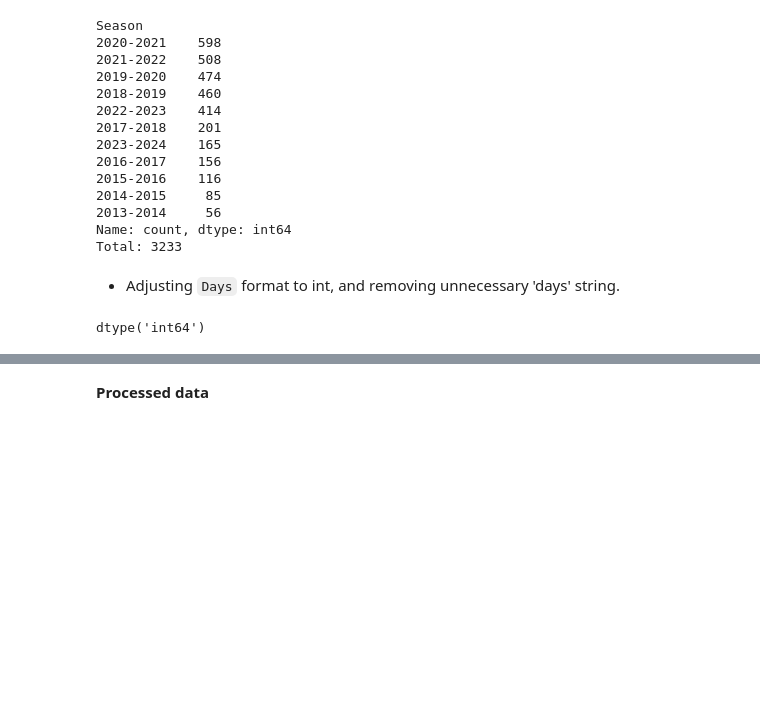
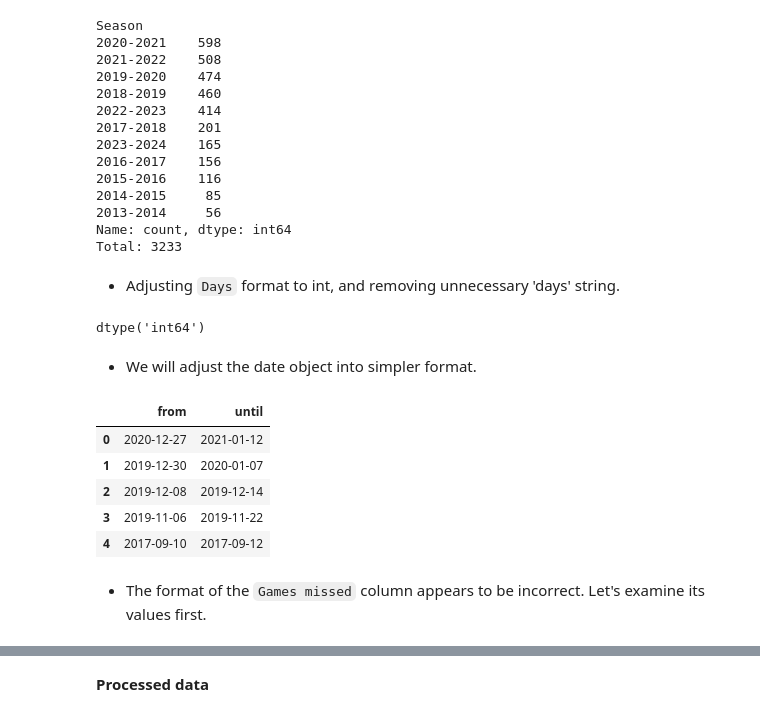
Before and after one commit to hwangdeokThien/CSC14119_IntroDS_final_project, a Jupyter notebook: src/notebooks/2.0-preprocessing.ipynb, the cells around one changed output, grey strips where cells are left out. Saved outputs shown, nothing was run; the diff lists cells and outputs as text; code cells hidden in the pictures; blank space fills up the shorter version.

```diff
--- a/src/notebooks/2.0-preprocessing.ipynb
+++ b/src/notebooks/2.0-preprocessing.ipynb
@@ -506,3 +596,18 @@ raw_data_trans['Days'] = raw_data_trans['Days'].str.split().str[0].astype('int64
 raw_data_trans['Days'].dtypes
 # %% [output]
 dtype('int64')
+# %% [markdown]
+- We will adjust the date object into simpler format.
+# %%
+raw_data_trans['from'] = pd.to_datetime(raw_data_trans['from'], errors='coerce')
+raw_data_trans['until'] = pd.to_datetime(raw_data_trans['until'], errors='coerce')
+raw_data_trans[['from', 'until']].head()
+# %% [output]
+|  | from | until |
+| 0 | 2020-12-27 | 2021-01-12 |
+| 1 | 2019-12-30 | 2020-01-07 |
+| 2 | 2019-12-08 | 2019-12-14 |
+| 3 | 2019-11-06 | 2019-11-22 |
+| 4 | 2017-09-10 | 2017-09-12 |
+# %% [markdown]
+- The format of the `Games missed` column appears to be incorrect. Let's examine its values first.
```
Also changed, not shown: parts of 41 cells of this notebook, 3 other files.
